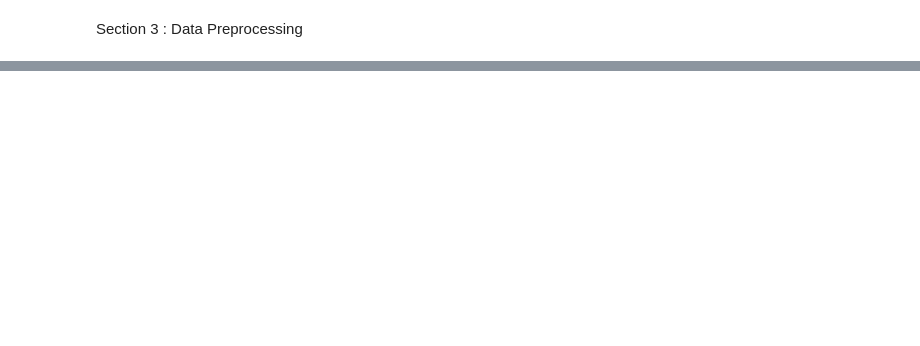
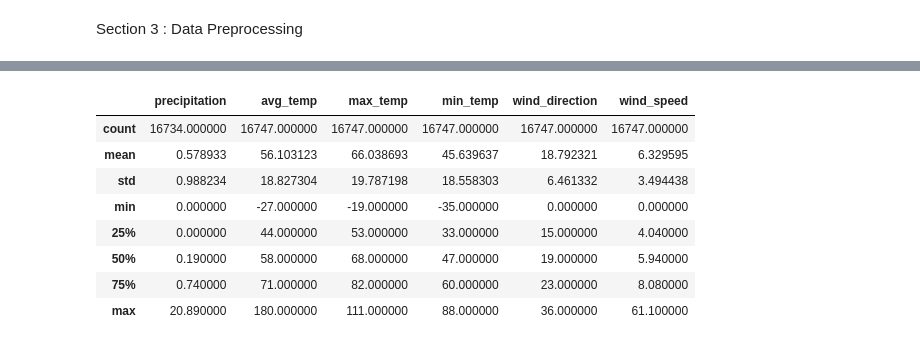
Before and after one commit to Bibhuti-MLAI/Python-Assignment, a Jupyter notebook: Python_Assignment.ipynb, the cells around one changed output, grey strips where cells are left out. Saved outputs shown, nothing was run; the diff lists cells and outputs as text; code cells hidden in the pictures; blank space fills up the shorter version.

```diff
--- a/Python_Assignment.ipynb
+++ b/Python_Assignment.ipynb
@@ -257,0 +660,22 @@ weather.head()
+# %%
+df=df.rename(columns={'Data.Precipitation':'precipitation',
+                        'Date.Full':'date',
+                        'Station.City':'city',
+                        'Station.State':'state',
+                        'Data.Temperature.Avg Temp':'avg_temp',
+                        'Data.Temperature.Max Temp':'max_temp',
+                        'Data.Temperature.Min Temp':'min_temp',
+                        'Data.Wind.Direction':'wind_direction',
+                        'Data.Wind.Speed':'wind_speed'})
+# %%
+df.describe()
+# %% [output]
+|  | precipitation | avg_temp | max_temp | min_temp | wind_direction | wind_speed |
+| count | 16734.000000 | 16747.000000 | 16747.000000 | 16747.000000 | 16747.000000 | 16747.000000 |
+| mean | 0.578933 | 56.103123 | 66.038693 | 45.639637 | 18.792321 | 6.329595 |
+| std | 0.988234 | 18.827304 | 19.787198 | 18.558303 | 6.461332 | 3.494438 |
+| min | 0.000000 | -27.000000 | -19.000000 | -35.000000 | 0.000000 | 0.000000 |
+| 25% | 0.000000 | 44.000000 | 53.000000 | 33.000000 | 15.000000 | 4.040000 |
+| 50% | 0.190000 | 58.000000 | 68.000000 | 47.000000 | 19.000000 | 5.940000 |
+| 75% | 0.740000 | 71.000000 | 82.000000 | 60.000000 | 23.000000 | 8.080000 |
+| max | 20.890000 | 180.000000 | 111.000000 | 88.000000 | 36.000000 | 61.100000 |
```
Also changed, not shown: parts of 48 cells of this notebook.
